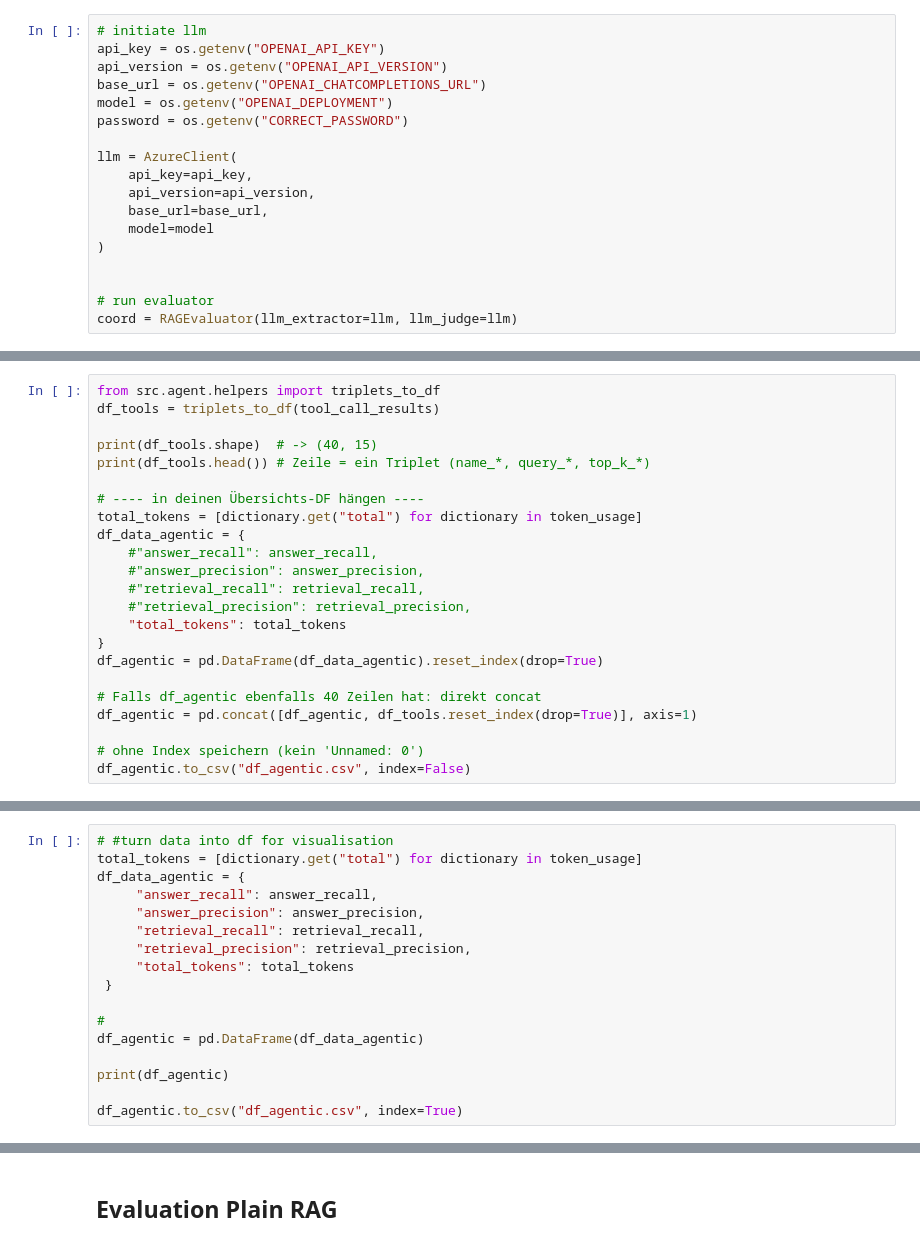
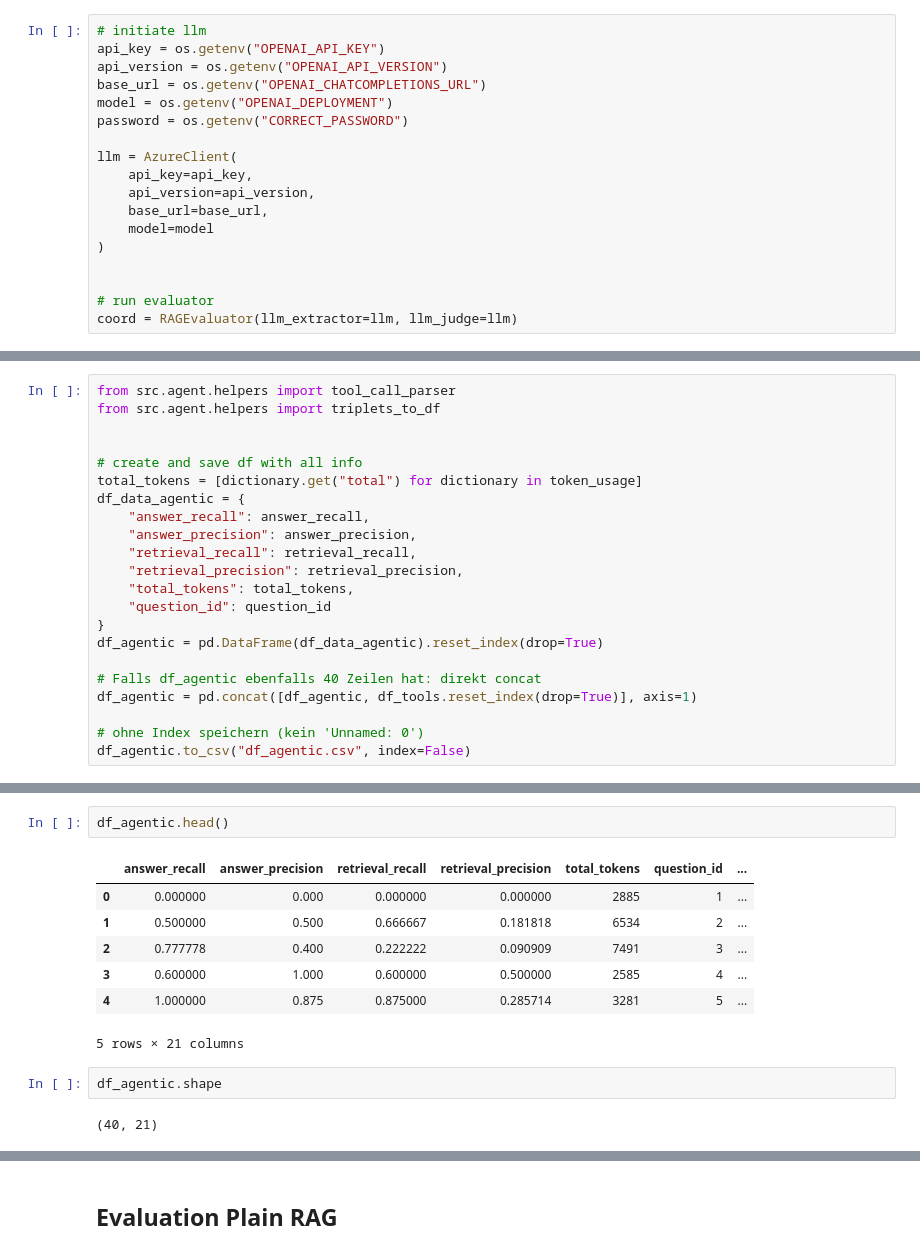
Before and after one commit to benrodion/AI-Agent, a Jupyter notebook: demo.ipynb, the cells around one changed output, grey strips where cells are left out. Drawn from its saved outputs; the diff is of its cells as text.

```diff
--- a/demo.ipynb
+++ b/demo.ipynb
@@ -365,18 +328,17 @@ print(total_tokens)
 # %%
+from src.agent.helpers import tool_call_parser
 from src.agent.helpers import triplets_to_df
-df_tools = triplets_to_df(tool_call_results)
 
-print(df_tools.shape)  # -> (40, 15)
-print(df_tools.head()) # Zeile = ein Triplet (name_*, query_*, top_k_*)
 
-# ---- in deinen Übersichts-DF hängen ----
+# create and save df with all info
 total_tokens = [dictionary.get("total") for dictionary in token_usage]
 df_data_agentic = {
-    #"answer_recall": answer_recall,
-    #"answer_precision": answer_precision,
-    #"retrieval_recall": retrieval_recall,
-    #"retrieval_precision": retrieval_precision,
-    "total_tokens": total_tokens
+    "answer_recall": answer_recall,
+    "answer_precision": answer_precision,
+    "retrieval_recall": retrieval_recall,
+    "retrieval_precision": retrieval_precision,
+    "total_tokens": total_tokens,
+    "question_id": question_id
 }
 df_agentic = pd.DataFrame(df_data_agentic).reset_index(drop=True)
 
@@ -406,17 +349,0 @@ df_agentic.to_csv("df_agentic.csv", index=False)
-# %%
-# #turn data into df for visualisation
-total_tokens = [dictionary.get("total") for dictionary in token_usage]
-df_data_agentic = {
-     "answer_recall": answer_recall,
-     "answer_precision": answer_precision,
-     "retrieval_recall": retrieval_recall,
-     "retrieval_precision": retrieval_precision,
-     "total_tokens": total_tokens
- }
-
-#
-df_agentic = pd.DataFrame(df_data_agentic)
-
-print(df_agentic)
-
-df_agentic.to_csv("df_agentic.csv", index=True)
@@ -438,3 +350,17 @@ df_agentic.to_csv("df_agentic.csv", index=True)
+# %%
+df_agentic.head()
+# %% [output]
+|  | answer_recall | answer_precision | retrieval_recall | retrieval_precision | total_tokens | question_id | ... |
+| 0 | 0.000000 | 0.000 | 0.000000 | 0.000000 | 2885 | 1 | ... |
+| 1 | 0.500000 | 0.500 | 0.666667 | 0.181818 | 6534 | 2 | ... |
+| 2 | 0.777778 | 0.400 | 0.222222 | 0.090909 | 7491 | 3 | ... |
+| 3 | 0.600000 | 1.000 | 0.600000 | 0.500000 | 2585 | 4 | ... |
+| 4 | 1.000000 | 0.875 | 0.875000 | 0.285714 | 3281 | 5 | ... |
+5 rows × 21 columns
+# %%
+df_agentic.shape
+# %% [output]
+(40, 21)
 # %%
 df_agentic = pd.read_csv("df_agentic.csv")
 df_agentic
```
Also changed, not shown: parts of 25 cells of this notebook, 4 other files.
